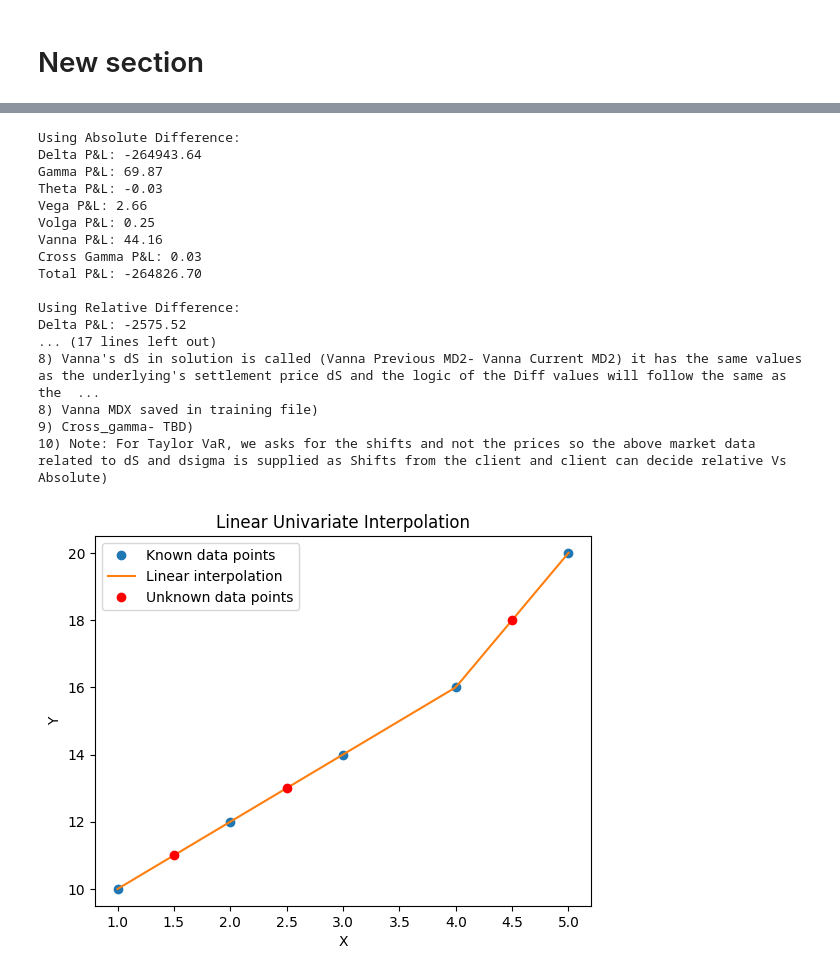
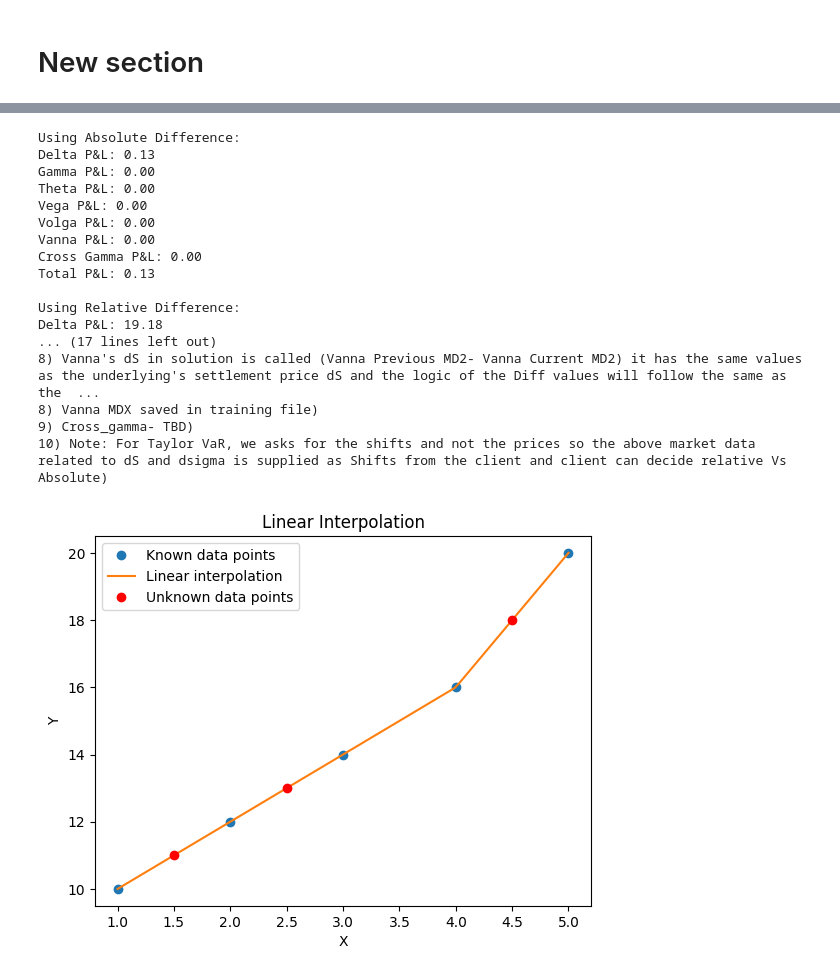
Before and after one commit to BaijuThomasAV/Sandbox, a Jupyter notebook: MR_Solution_sanbox.ipynb, the cells around one changed output, grey strips where cells are left out. Saved outputs shown, nothing was run; the diff lists cells and outputs as text; code cells hidden in the pictures.

```diff
--- a/MR_Solution_sanbox.ipynb
+++ b/MR_Solution_sanbox.ipynb
@@ -7,11 +11,11 @@
 def calculate_pnl(delta, gamma, theta, vega, volga, vanna, cross_gamma, spot_price_day1, spot_price_day2, dsigma, dt, relative_difference=False):
     # Calculate dS based on the relative or absolute difference
     if relative_difference:
-        dS = (spot_price_day1 / spot_price_day2) - 1  # Relative difference (percentage change)
+        #dS = (spot_price_day2 / spot_price_day1) - 1  # Relative difference (percentage change)
         # For FX
-        ##dS = (spot_price_day2 / spot_price_day1) - 1  # Relative difference (percentage change)
+        dS = 1- (spot_price_day1 / spot_price_day2)  # Relative difference (percentage change)
     else:
-        dS = spot_price_day1 - spot_price_day2  # Absolute difference
+        dS = spot_price_day2 - spot_price_day1  # Absolute difference
 
     # Calculate each P&L component
     delta_pnl = delta * dS
@@ -39,17 +43,17 @@ def calculate_pnl(delta, gamma, theta, vega, volga, vanna, cross_gamma, spot_pri
     return total_pnl
 
 #  input parameters
-delta_previous = -155849.20
-gamma_previous = 48.35
-theta_previous = -9.7
-vega_previous = 7
-volga_previous = 3.50  #  input  volga
-vanna_previous = 68.36  #  input vanna
-cross_gamma_previous = 0.05  #  input cross-gamma
-spot_price_day1 = 104.57
-spot_price_day2 = 102.87
-dsigma_input = 0.38  # Solution needs - Vega Current MD - Vega Previous MD)
-dt_input = 1 / 365  # Input change in time (1 day)
+delta_previous = 1000
+gamma_previous = 0
+theta_previous = 0
+vega_previous = 0
+volga_previous = 0  #  input  volga
+vanna_previous = 0  #  input vanna
+cross_gamma_previous = 0  #  input cross-gamma
+spot_price_day1 = 0.00658378
+spot_price_day2 = 0.00671253
+dsigma_input = 0  # Solution needs - Vega Current MD - Vega Previous MD)
+dt_input = 0 / 365  # Input change in time (1 day)
 
 # Call the function with absolute difference
 print("Using Absolute Difference:")
@@ -75,17 +79,17 @@ print("9) Cross_gamma- TBD)")
 print("10) Note: For Taylor VaR, we asks for the shifts and not the prices so the above market data related to dS and dsigma is supplied as Shifts from the client and client can decide relative Vs Absolute)")
 # %% [output]
 Using Absolute Difference:
-Delta P&L: -264943.64
-Gamma P&L: 69.87
-Theta P&L: -0.03
-Vega P&L: 2.66
-Volga P&L: 0.25
-Vanna P&L: 44.16
-Cross Gamma P&L: 0.03
-Total P&L: -264826.70
+Delta P&L: 0.13
+Gamma P&L: 0.00
+Theta P&L: 0.00
+Vega P&L: 0.00
+Volga P&L: 0.00
+Vanna P&L: 0.00
+Cross Gamma P&L: 0.00
+Total P&L: 0.13
 
 Using Relative Difference:
-Delta P&L: -2575.52
+Delta P&L: 19.18
 ... (17 lines left out)
 8) Vanna's dS in solution is called (Vanna Previous MD2- Vanna Current MD2) it has the same values as the underlying's settlement price dS and the logic of the Diff values will follow the same as the  ...
 8) Vanna MDX saved in training file)
@@ -95,32 +99,32 @@ Delta P&L: -2575.52
 ##1. LinearUnivariateInterpolatorFactory: Linear interpolation along a single axis.
 
 import numpy as np
 import matplotlib.pyplot as plt
 from scipy.interpolate import interp1d
 
 # Known data points (x-axis)
 x = np.array([1, 2, 3, 4, 5])
 y = np.array([10, 12, 14, 16, 20])
 
 # Linear interpolation
 linear_interpolator = interp1d(x, y, kind='linear')
 
 # Interpolation for unknown points
 x_new = np.linspace(1, 5, 100)
 y_new = linear_interpolator(x_new)
 
 # Unknown points
 unknown_x = np.array([1.5, 2.5, 4.5])
 unknown_y = linear_interpolator(unknown_x)
 
 # Plotting
 plt.plot(x, y, 'o', label='Known data points')
 plt.plot(x_new, y_new, '-', label='Linear interpolation')
 plt.plot(unknown_x, unknown_y, 'ro', label='Unknown data points')
 plt.xlabel('X')
 plt.ylabel('Y')
-plt.title('Linear Univariate Interpolation')
+plt.title('Linear Interpolation')
 plt.legend()
 plt.show()
 # %% [output]
-[figure, old version]
+[figure, new version]
```
Also changed, not shown: parts of 13 cells of this notebook.
